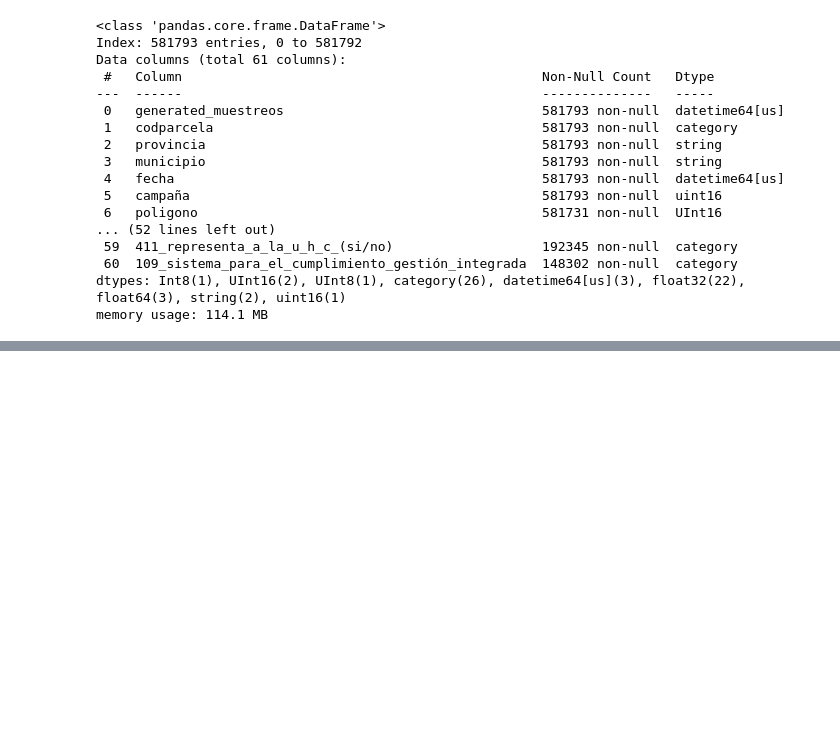
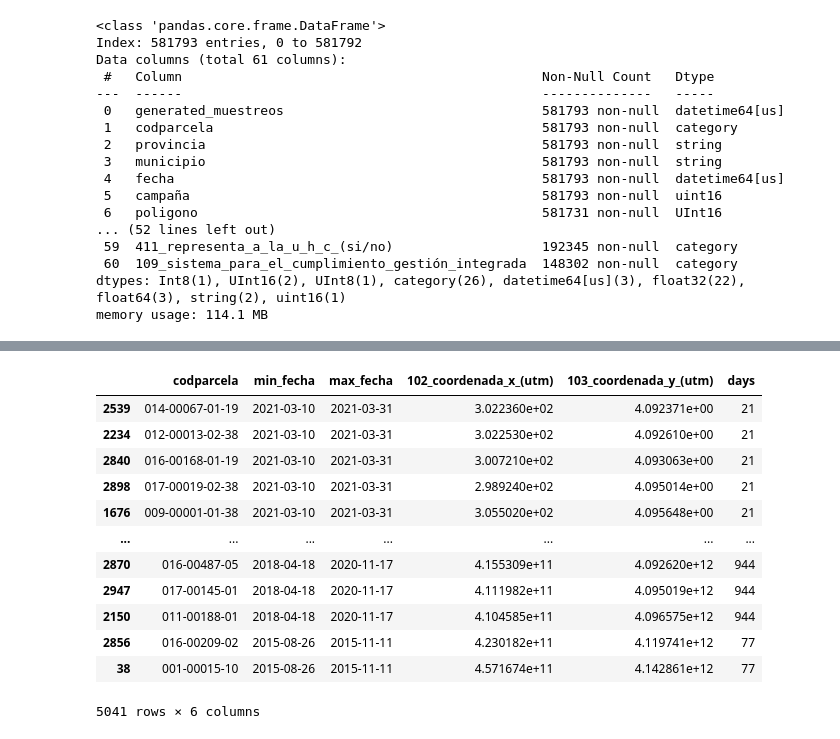
Before and after one commit to Zrive/zrive-ds-4q23-olive, a Jupyter notebook: src/explore_carlos.ipynb, the cells around one changed output, grey strips where cells are left out. Drawn from its saved outputs; the diff is of its cells as text; code cells hidden in the pictures; blank space fills up the shorter version.

Commit message:
EDA parcelas. UTM problem

```diff
--- a/src/explore_carlos.ipynb
+++ b/src/explore_carlos.ipynb
@@ -31,0 +97,3 @@ memory usage: 114.1 MB
+# %%
+group_dates =df_space_samples.groupby("codparcela")["fecha"].agg([('min_fecha', 'min'), ('max_fecha', 'max')]).reset_index()
+group_dates
@@ -31,0 +114,2 @@ memory usage: 114.1 MB
+# %%
+group_coords =df_space_samples.groupby("codparcela")[["102_coordenada_x_(utm)", "103_coordenada_y_(utm)"]].apply("first").reset_index()
@@ -31,0 +130,22 @@ memory usage: 114.1 MB
+# %%
+result = pd.merge(group_dates, group_coords, on='codparcela', how='inner')
+
+result["days"] = (result["max_fecha"] - result["min_fecha"]).dt.days
+
+result.to_csv("parcelas.txt", "\t")
+# %%
+result.sort_values(by="103_coordenada_y_(utm)", ascending=True).dropna()
+# %% [output]
+|  | codparcela | min_fecha | max_fecha | 102_coordenada_x_(utm) | 103_coordenada_y_(utm) | days |
+| 2539 | 014-00067-01-19 | 2021-03-10 | 2021-03-31 | 3.022360e+02 | 4.092371e+00 | 21 |
+| 2234 | 012-00013-02-38 | 2021-03-10 | 2021-03-31 | 3.022530e+02 | 4.092610e+00 | 21 |
+| 2840 | 016-00168-01-19 | 2021-03-10 | 2021-03-31 | 3.007210e+02 | 4.093063e+00 | 21 |
+| 2898 | 017-00019-02-38 | 2021-03-10 | 2021-03-31 | 2.989240e+02 | 4.095014e+00 | 21 |
+| 1676 | 009-00001-01-38 | 2021-03-10 | 2021-03-31 | 3.055020e+02 | 4.095648e+00 | 21 |
+| ... | ... | ... | ... | ... | ... | ... |
+| 2870 | 016-00487-05 | 2018-04-18 | 2020-11-17 | 4.155309e+11 | 4.092620e+12 | 944 |
+| 2947 | 017-00145-01 | 2018-04-18 | 2020-11-17 | 4.111982e+11 | 4.095019e+12 | 944 |
+| 2150 | 011-00188-01 | 2018-04-18 | 2020-11-17 | 4.104585e+11 | 4.096575e+12 | 944 |
+| 2856 | 016-00209-02 | 2015-08-26 | 2015-11-11 | 4.230182e+11 | 4.119741e+12 | 77 |
+| 38 | 001-00015-10 | 2015-08-26 | 2015-11-11 | 4.571674e+11 | 4.142861e+12 | 77 |
+5041 rows × 6 columns
```
Also changed, not shown: parts of 21 cells of this notebook, 5 other files.
